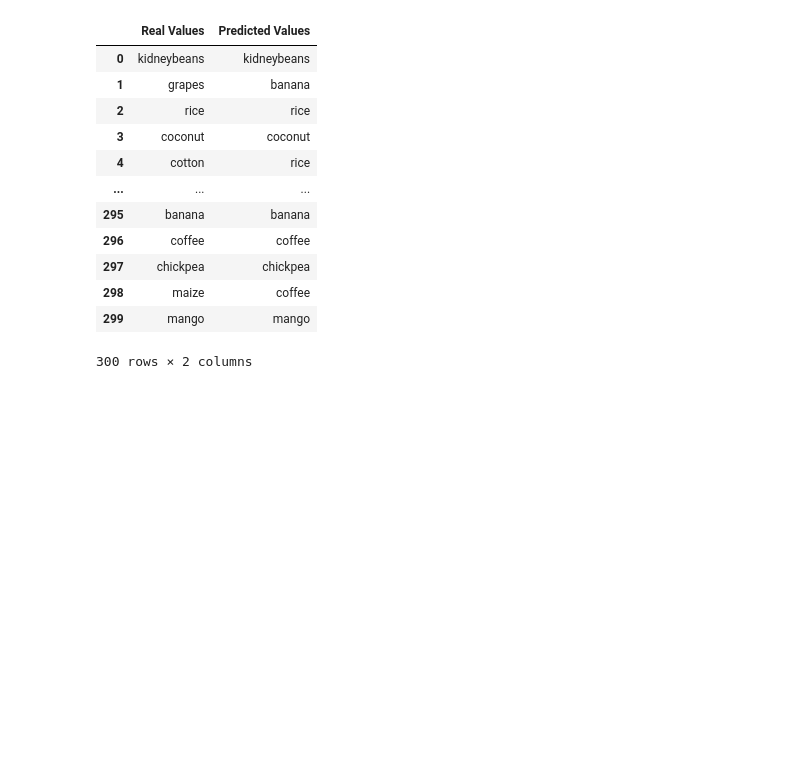
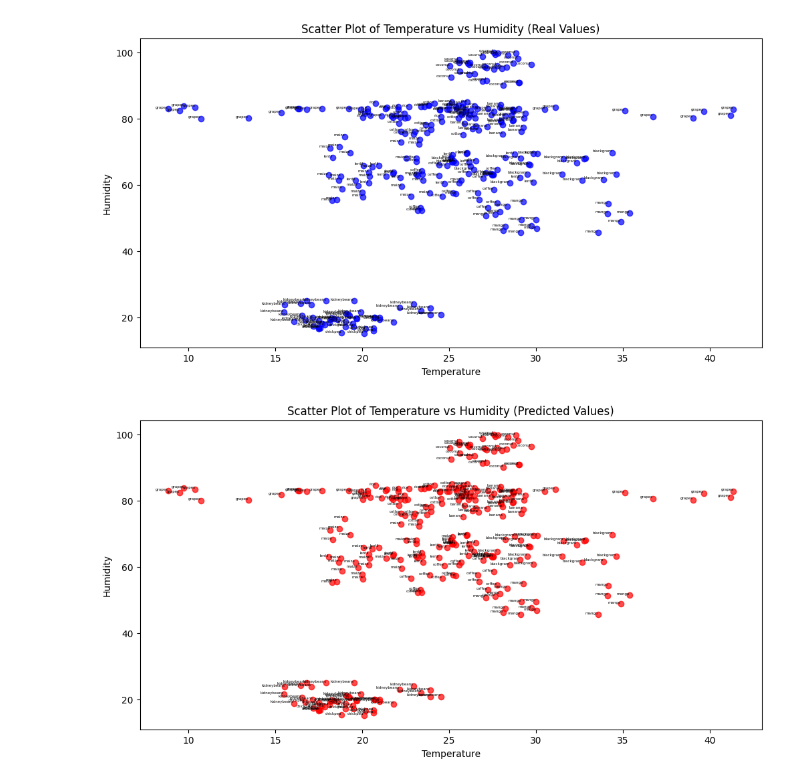
Before and after one commit to fizaayesha/Agribot-Simulation, a Jupyter notebook: train_test.ipynb, the cells around one changed output. Drawn from its saved outputs; the diff is of its cells as text; code cells hidden in the pictures; blank space fills up the shorter version.

Commit message:
Added code for the Graphical Representation of Real and Predicted values

```diff
--- a/train_test.ipynb
+++ b/train_test.ipynb
@@ -2,31 +2,70 @@
 import numpy as np
 import matplotlib.pyplot as plt
 import pandas as pd
+
+# Install seaborn
+%pip install seaborn
+import seaborn as sns
+
+# Load dataset
 dataset = pd.read_csv('Crop_recommendation.csv')
-X = dataset.iloc[:,:2].values
+X = dataset.iloc[:, :2].values
 y = dataset['label'].values
 dataset
+
+# Split dataset
 from sklearn.model_selection import train_test_split
-X_train, X_test, y_train, y_test = train_test_split(X, y, test_size = 0.25)
-#20% of dataset used as test set and 80% as training
+random_state_input = input("Enter a random state: ")
+random_state = int(random_state_input)  # Assuming random_state is expected to be an integer
 
+X_train, X_test, y_train, y_test = train_test_split(X, y, test_size=0.25, random_state=random_state)
+
+# Standardize the data
 from sklearn.preprocessing import StandardScaler
 sc = StandardScaler()
-#values of test and train scaled down to smaller values for faster processing speed
-X_train = sc.fit_transform(X_train)
-X_test = sc.transform(X_test)
+X_train_scaled = sc.fit_transform(X_train)
+X_test_scaled = sc.transform(X_test)
 
+# Train the Gaussian Naive Bayes classifier
 from sklearn.naive_bayes import GaussianNB
 classifier = GaussianNB()
-classifier.fit(X_train, y_train)
-y_pred = classifier.predict(X_test)
+classifier.fit(X_train_scaled, y_train)
 
-y_pred
+# Predict on the test set
+y_pred = classifier.predict(X_test_scaled)
+
+# Calculate the confusion matrix to evaluate the performance of the classifier on the test set
 from sklearn.metrics import confusion_matrix
 cm = confusion_matrix(y_test, y_pred)
+# print(cm)
+# Calculate and print the accuracy of the Gaussian Naive Bayes classifier
 from sklearn.metrics import accuracy_score
-print ("Accuracy : ", ((accuracy_score(y_test, y_pred)*100)))
+print ("\n\nAccuracy : ", ((accuracy_score(y_test, y_pred)*100)))
 
-df = pd.DataFrame({'Real Values':y_test, 'Predicted Values':y_pred})
-df
+
+# Create a DataFrame with original temperature, humidity, real, and predicted values
+df = pd.DataFrame({'Temperature': X_test[:, 0], 'Humidity': X_test[:, 1], 'Real Values': y_test, 'Predicted Values': y_pred})
+print(df)
+
+# Create a scatter plot for Real Values with crop names
+plt.figure(figsize=(12, 6))
+for i, row in df.iterrows():
+    plt.scatter(row['Temperature'], row['Humidity'], c='blue', alpha=0.7)
+    plt.text(row['Temperature'], row['Humidity'], row['Real Values'], fontsize=4, ha='right', va='bottom')
+
+plt.title('Scatter Plot of Temperature vs Humidity (Real Values)')
+plt.xlabel('Temperature')
+plt.ylabel('Humidity')
+plt.show()
+
+# Create a scatter plot for Predicted Values with crop names
+plt.figure(figsize=(12, 6))
+for i, row in df.iterrows():
+    plt.scatter(row['Temperature'], row['Humidity'], c='red', alpha=0.7)
+    plt.text(row['Temperature'], row['Humidity'], row['Predicted Values'], fontsize=4, ha='right', va='bottom')
+
+plt.title('Scatter Plot of Temperature vs Humidity (Predicted Values)')
+plt.xlabel('Temperature')
+plt.ylabel('Humidity')
+plt.show()
 # %% [output]
@@ -34,13 +89,2 @@ Accuracy :  76.66666666666667
-|  | Real Values | Predicted Values |
-| 0 | kidneybeans | kidneybeans |
-| 1 | grapes | banana |
-| 2 | rice | rice |
-| 3 | coconut | coconut |
-| 4 | cotton | rice |
-| ... | ... | ... |
-| 295 | banana | banana |
-| 296 | coffee | coffee |
-| 297 | chickpea | chickpea |
-| 298 | maize | coffee |
-| 299 | mango | mango |
-300 rows × 2 columns
+[figure, added]
+[figure, added]
```
Also changed, not shown: parts of 1 cell of this notebook.
